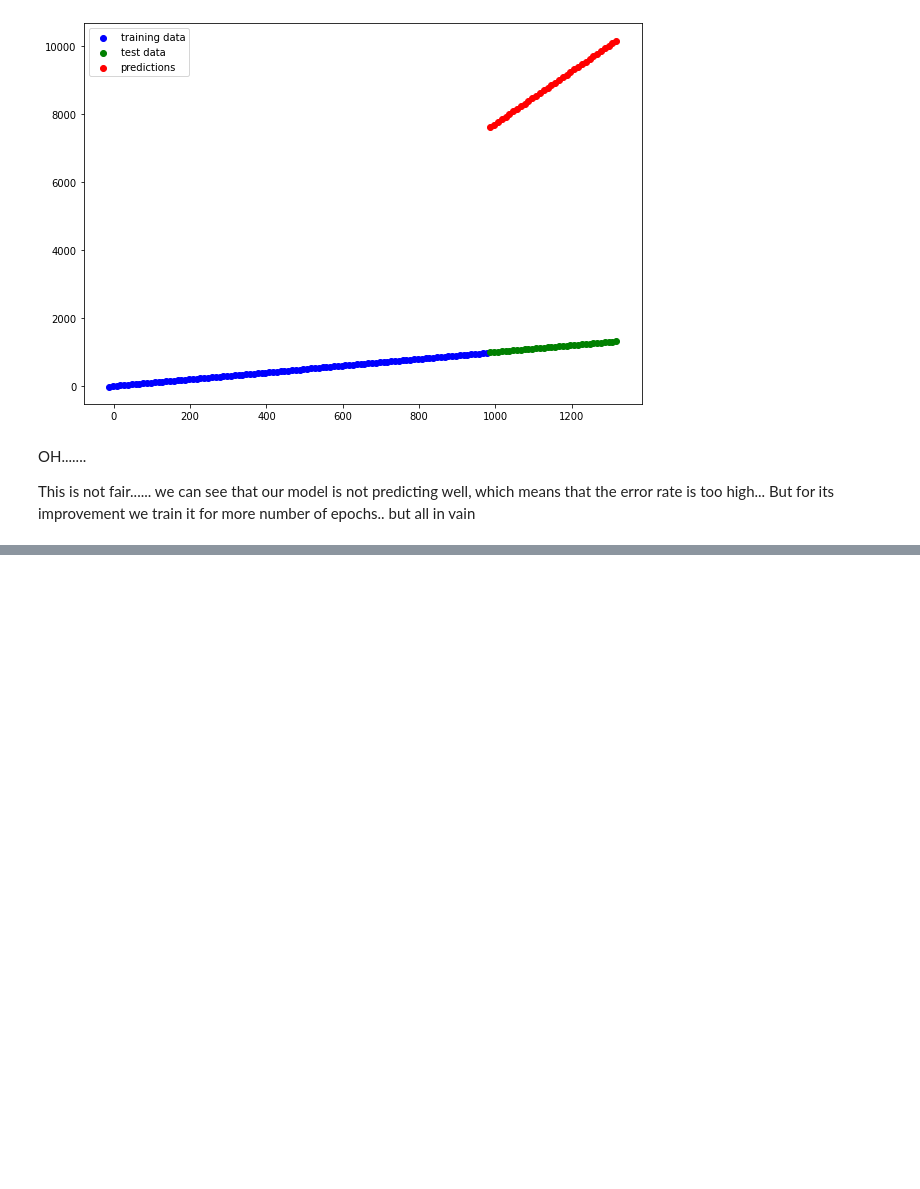
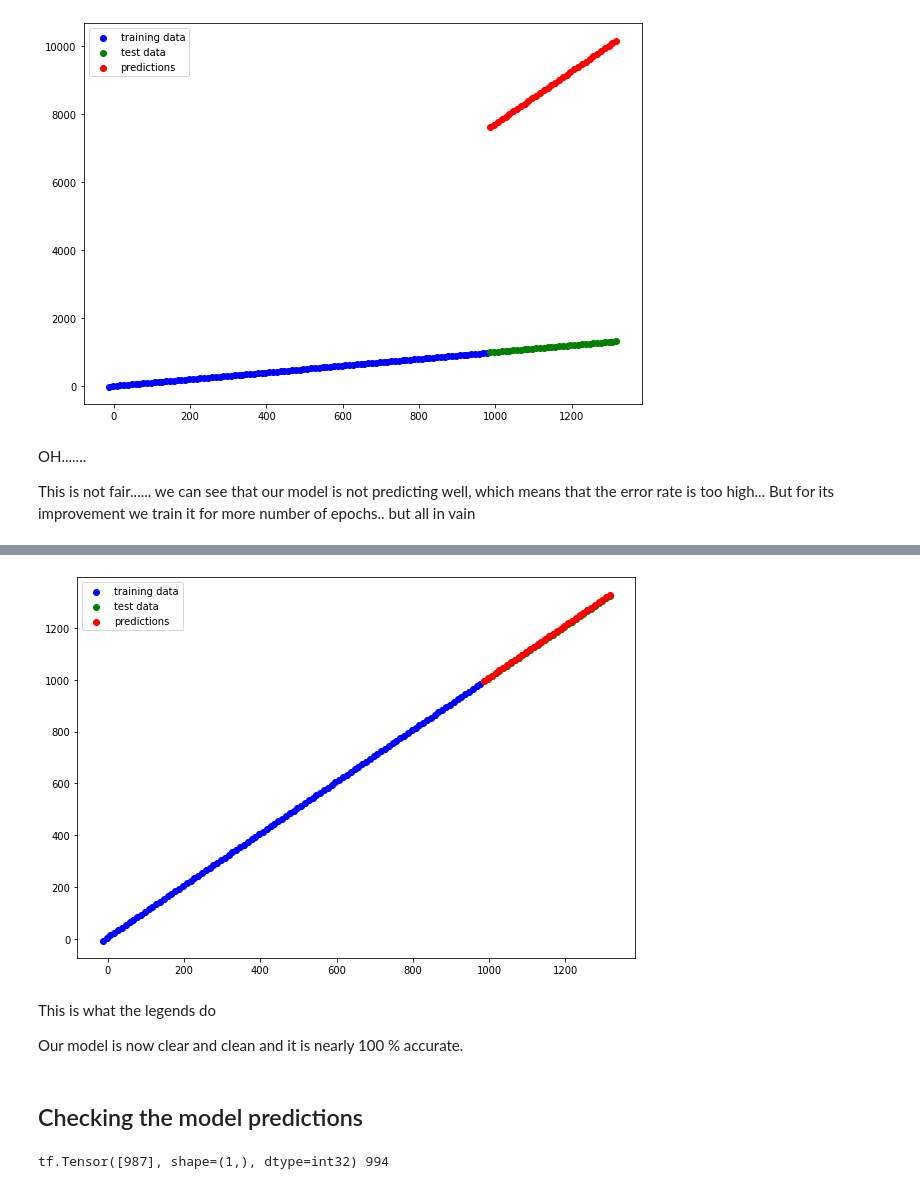
Before and after one commit to Wasim-Zaman/deep_learning_with_tensorflow, a Jupyter notebook: 001_Deep_Learning_Regression_In_Tensorflow.ipynb, the cells around one changed output, grey strips where cells are left out. Saved outputs shown, nothing was run; the diff lists cells and outputs as text; code cells hidden in the pictures; blank space fills up the shorter version.

```diff
--- a/001_Deep_Learning_Regression_In_Tensorflow.ipynb
+++ b/001_Deep_Learning_Regression_In_Tensorflow.ipynb
@@ -329,0 +332,18 @@ But for its improvement we train it for more number of epochs.. but all in vain
+# %%
+# setting the random seed
+tf.random.set_seed(42)
+
+# creating a model
+model3 = tf.keras.Sequential([
+    tf.keras.layers.Dense(4),
+    tf.keras.layers.Dense(4),
+    tf.keras.layers.Dense(1),
+])
+
+# compiling the model
+model3.compile(loss='mae',
+               optimizer=tf.keras.optimizers.Adam(),
+               metrics=['mae'],)
+
+# fitting the model
+model3.fit(X_train, y_train, epochs=100)
@@ -329,0 +375,3 @@ But for its improvement we train it for more number of epochs.. but all in vain
+# %%
+# checking the model's predictions
+y_preds3 = model3.predict(X_test)
@@ -329,0 +380,16 @@ But for its improvement we train it for more number of epochs.. but all in vain
+# %%
+# visualizing the predictions
+plot_model_predictions(predictions=y_preds3)
+# %% [output]
+[figure, added]
+# %% [markdown]
+This is what the legends do
+
+Our model is now clear and clean and it is nearly 100 % accurate.
+# %% [markdown]
+## Checking the model predictions
+# %%
+# checking the actual testing value
+print(X_test[0], y_test[0])
+# %% [output]
+tf.Tensor([987], shape=(1,), dtype=int32) 994
```
Also changed, not shown: parts of 13 cells of this notebook.
